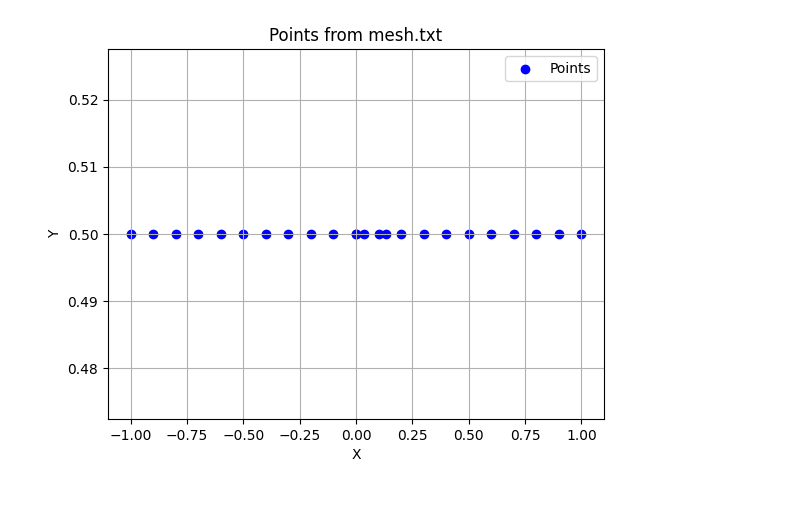
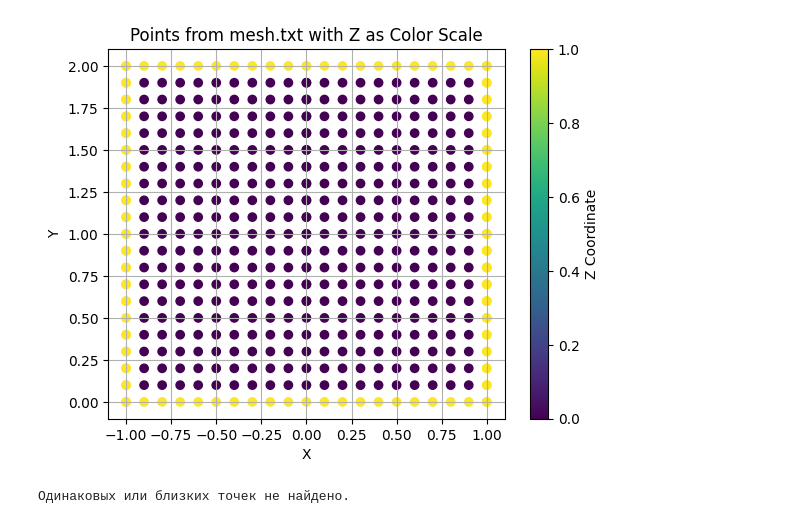
Before and after one commit to Shlyapa0/Heat-simulation-2d, a Jupyter notebook: a.ipynb, the cells around one changed output. Cells and saved outputs as stored; diff of their text form; code cells hidden in the pictures.

```diff
--- a/a.ipynb
+++ b/a.ipynb
@@ -1,23 +1,61 @@
 # %%
+# Импорт необходимых библиотек
 import matplotlib.pyplot as plt
 
-# Чтение данных из файла
+# Чтение данных из файла с учетом третьей координаты
 points = []
-with open('mesh.txt', 'r') as file:
-    for line in file:
-        x, y = map(float, line.split())
-        points.append((x, y))
+try:
+    with open('mesh.txt', 'r') as file:
+        for line in file:
+            try:
+                x, y, z = map(float, line.split())
+                points.append((x, y, z))
+            except ValueError:
+                print(f"Строка пропущена из-за ошибки формата: {line.strip()}")
+except FileNotFoundError:
+    print("Файл 'mesh.txt' не найден.")
+    points = []
 
-# Разделение координат на x и y
-x_coords, y_coords = zip(*points)
+# Проверка, есть ли данные для обработки
+if points:
+    # Разделение координат на x, y и z
+    x_coords, y_coords, z_coords = zip(*points)
 
-# Построение графика
-plt.scatter(x_coords, y_coords, c='blue', marker='o', label='Points')
-plt.xlabel('X')
-plt.ylabel('Y')
-plt.title('Points from mesh.txt')
-plt.legend()
-plt.grid(True)
-plt.show()
+    # Построение графика с цветовой шкалой
+    plt.scatter(x_coords, y_coords, c=z_coords, cmap='viridis', marker='o')
+    plt.colorbar(label='Z Coordinate')
+    plt.xlabel('X')
+    plt.ylabel('Y')
+    plt.title('Points from mesh.txt with Z as Color Scale')
+    plt.grid(True)
+    plt.show()
+else:
+    print("Нет данных для отображения.")
 # %% [output]
-[figure, old version]
+[figure, new version]
+# %%
+import numpy as np
+
+# Устанавливаем порог для определения близости точек
+epsilon = 1e-6
+
+# Преобразуем список точек в массив numpy для удобства вычислений
+points_array = np.array(points)
+
+# Проверяем наличие одинаковых или близких точек
+duplicates = []
+for i, point in enumerate(points_array):
+    distances = np.linalg.norm(points_array - point, axis=1)
+    close_points = np.where((distances < epsilon) & (distances > 0))[0]
+    if len(close_points) > 0:
+        duplicates.append((i, close_points.tolist()))
+
+# Выводим результаты
+if duplicates:
+    print("Найдены одинаковые или близкие точки:")
+    for idx, close_idxs in duplicates:
+        print(f"Точка {points[idx]} близка к точкам {[points[i] for i in close_idxs]}")
+else:
+    print("Одинаковых или близких точек не найдено.")
+# %% [output]
+Одинаковых или близких точек не найдено.
```
Also changed, not shown: parts of 1 cell of this notebook, 12 other files.
